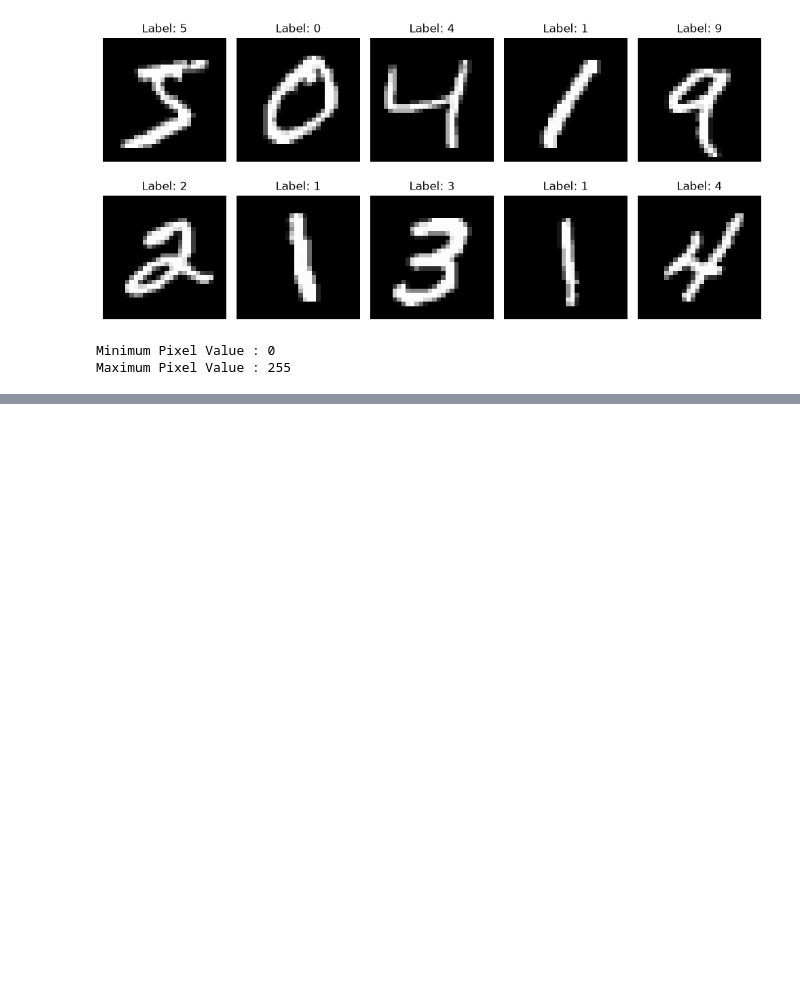
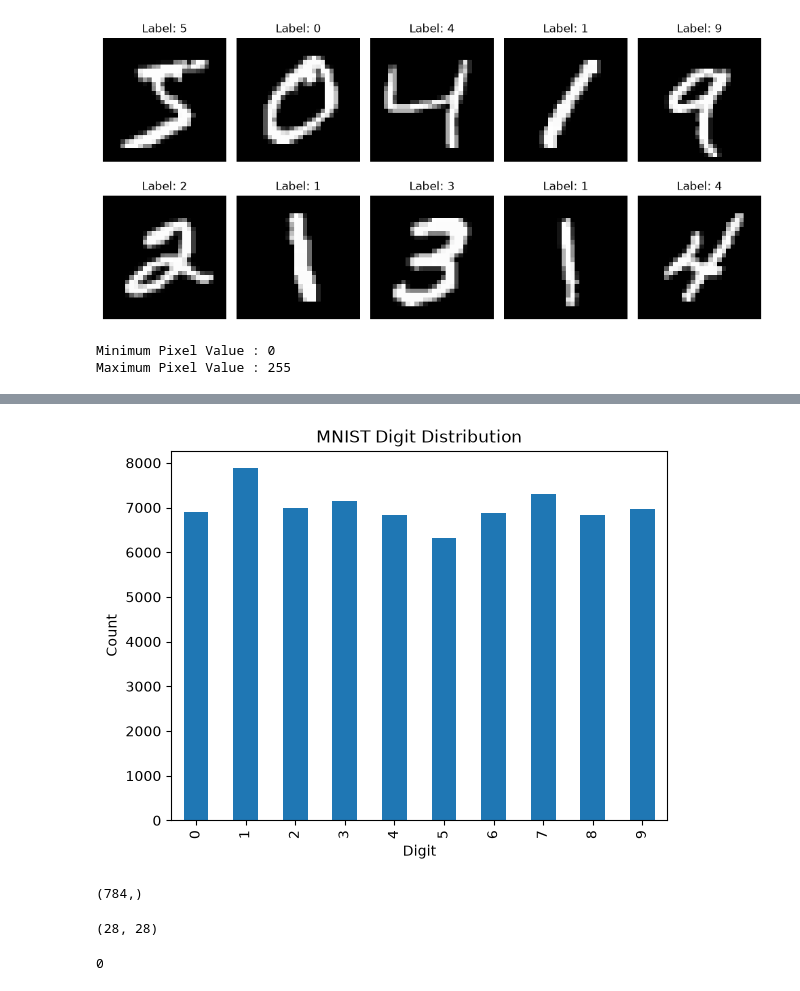
Before and after one commit to CyborgX-hash/ML-Grading-Assistance, a Jupyter notebook: notebook/MNIST_Exploration.ipynb, the cells around one changed output, grey strips where cells are left out. Cells and saved outputs as stored; diff of their text form; code cells hidden in the pictures; blank space fills up the shorter version.

```diff
--- a/notebook/MNIST_Exploration.ipynb
+++ b/notebook/MNIST_Exploration.ipynb
@@ -99,3 +99,7 @@ print("Maximum Pixel Value :", X.max())
 # %% [output]
 Minimum Pixel Value : 0
 Maximum Pixel Value : 255
+# %%
+digit_counts = pd.Series(y).value_counts().sort_index()
+
+print(digit_counts)
@@ -101,0 +118,24 @@ Maximum Pixel Value : 255
+# %%
+digit_counts.plot(kind="bar")
+
+plt.title("MNIST Digit Distribution")
+plt.xlabel("Digit")
+plt.ylabel("Count")
+
+plt.show()
+# %% [output]
+[figure, added]
+# %%
+print(X[0].shape)
+# %% [output]
+(784,)
+# %%
+print(X[0].reshape(28,28).shape)
+# %% [output]
+(28, 28)
+# %%
+import numpy as np
+
+print(np.isnan(X).sum())
+# %% [output]
+0
```
Also changed, not shown: parts of 1 cell of this notebook.
